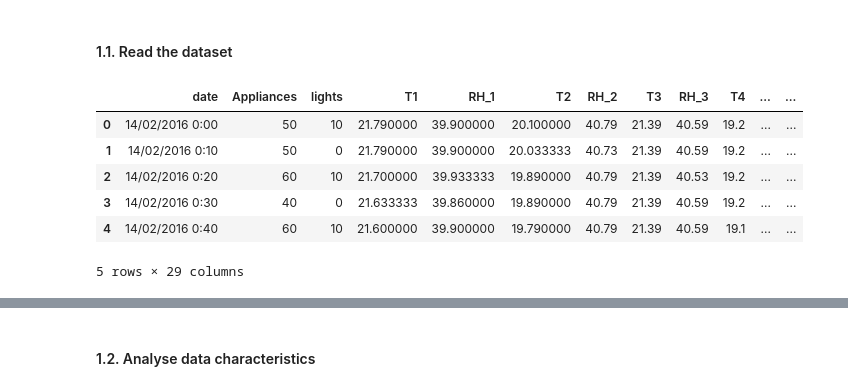
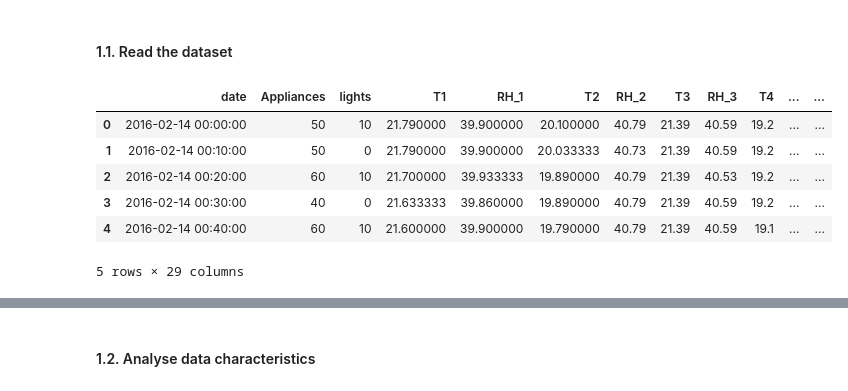
Before and after one commit to jamesphm04/mbd, a Jupyter notebook: MBD_2025_Tri1_assignment1_a1906313_kycuongpham_version01..ipynb, the cells around one changed output, grey strips where cells are left out. Saved outputs shown, nothing was run; the diff lists cells and outputs as text; code cells hidden in the pictures.

```diff
--- a/MBD_2025_Tri1_assignment1_a1906313_kycuongpham_version01..ipynb
+++ b/MBD_2025_Tri1_assignment1_a1906313_kycuongpham_version01..ipynb
@@ -19,14 +19,16 @@ random.seed(10)
 #### 1.1. Read the dataset
 # %%
 import pandas as pd
+import matplotlib.pyplot as plt
+import seaborn as sns
 
-df = pd.read_csv('energydata_complete.csv')
+df = pd.read_csv('energydata_complete.csv', parse_dates=['date'], dayfirst=True)
 df.head()
 # %% [output]
 |  | date | Appliances | lights | T1 | RH_1 | T2 | RH_2 | T3 | RH_3 | T4 | ... | ... |
-| 0 | 14/02/2016 0:00 | 50 | 10 | 21.790000 | 39.900000 | 20.100000 | 40.79 | 21.39 | 40.59 | 19.2 | ... | ... |
-| 1 | 14/02/2016 0:10 | 50 | 0 | 21.790000 | 39.900000 | 20.033333 | 40.73 | 21.39 | 40.59 | 19.2 | ... | ... |
-| 2 | 14/02/2016 0:20 | 60 | 10 | 21.700000 | 39.933333 | 19.890000 | 40.79 | 21.39 | 40.53 | 19.2 | ... | ... |
-| 3 | 14/02/2016 0:30 | 40 | 0 | 21.633333 | 39.860000 | 19.890000 | 40.79 | 21.39 | 40.59 | 19.2 | ... | ... |
-| 4 | 14/02/2016 0:40 | 60 | 10 | 21.600000 | 39.900000 | 19.790000 | 40.79 | 21.39 | 40.59 | 19.1 | ... | ... |
+| 0 | 2016-02-14 00:00:00 | 50 | 10 | 21.790000 | 39.900000 | 20.100000 | 40.79 | 21.39 | 40.59 | 19.2 | ... | ... |
+| 1 | 2016-02-14 00:10:00 | 50 | 0 | 21.790000 | 39.900000 | 20.033333 | 40.73 | 21.39 | 40.59 | 19.2 | ... | ... |
+| 2 | 2016-02-14 00:20:00 | 60 | 10 | 21.700000 | 39.933333 | 19.890000 | 40.79 | 21.39 | 40.53 | 19.2 | ... | ... |
+| 3 | 2016-02-14 00:30:00 | 40 | 0 | 21.633333 | 39.860000 | 19.890000 | 40.79 | 21.39 | 40.59 | 19.2 | ... | ... |
+| 4 | 2016-02-14 00:40:00 | 60 | 10 | 21.600000 | 39.900000 | 19.790000 | 40.79 | 21.39 | 40.59 | 19.1 | ... | ... |
 5 rows × 29 columns
```
Also changed, not shown: parts of 43 cells of this notebook, 2 other files.
